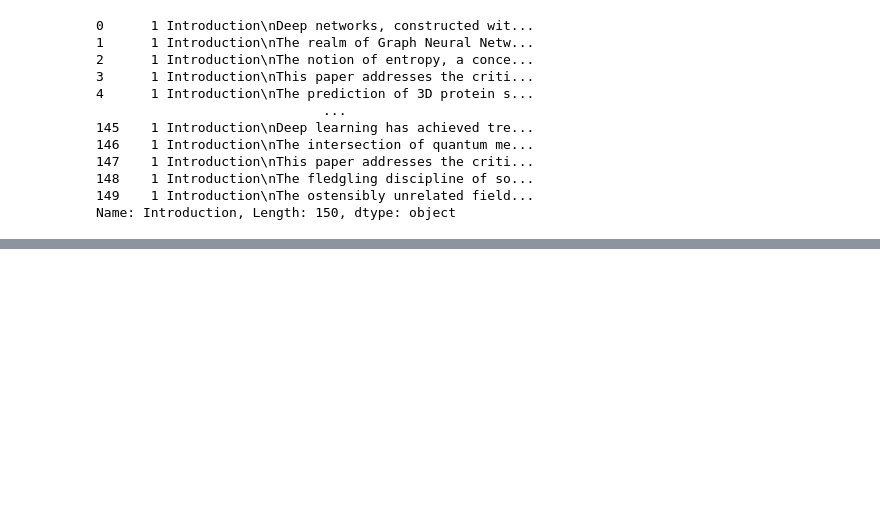
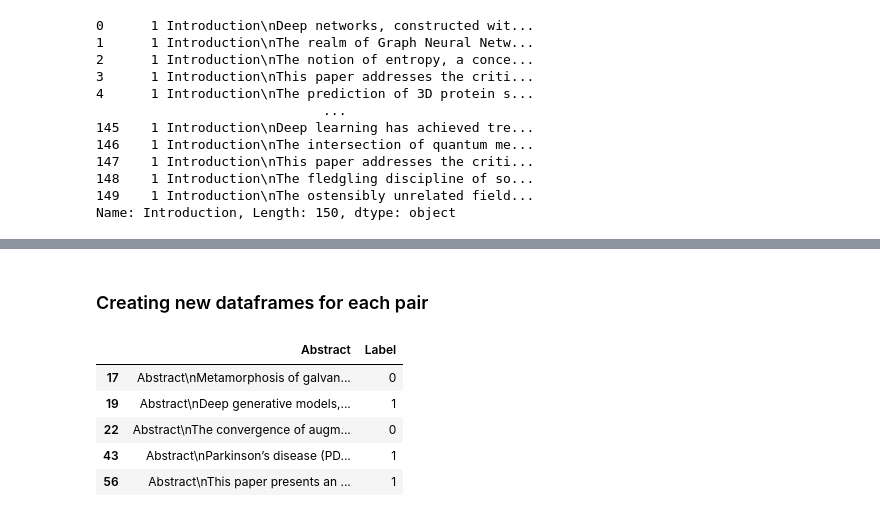
Before and after one commit to 2004Snehal/Kdsh, a Jupyter notebook: kdsh-dataframe-making.ipynb, the cells around one changed output, grey strips where cells are left out. Cells and saved outputs as stored; diff of their text form; code cells hidden in the pictures; blank space fills up the shorter version.

Commit message:
Kaggle Notebook | KDSH dataframe making | Version 3

```diff
--- a/kdsh-dataframe-making.ipynb
+++ b/kdsh-dataframe-making.ipynb
@@ -179,0 +179,5 @@ development of new strategies for mitigating the effects of natural
+# %%
+df['Rest Part 1'] = df['Rest Part 1'].replace('', 'nill')
+# %%
+df_classified = df[df["PDF Name"].str.startswith("R")]
+df_nonClassified=df[df["PDF Name"].str.startswith("P")]
@@ -179,0 +194,3 @@ development of new strategies for mitigating the effects of natural
+# %%
+# Explicitly set the 'Label' column using .loc[]
+df_classified.loc[:, 'Label'] = df_classified['PDF Name'].apply(lambda x: 0 if int(x[1:4]) <= 5 else 1)
@@ -179,0 +305,16 @@ development of new strategies for mitigating the effects of natural
+# %% [markdown]
+<h3>Creating new dataframes for each pair</h3>
+# %%
+# Assuming df_classified already has 'Abstract' and 'Label' columns
+df_abstract = pd.DataFrame()
+df_abstract['Abstract'] = df_classified['Abstract']
+df_abstract['Label'] = df_classified['Label']
+# %%
+df_abstract.head()
+# %% [output]
+|  | Abstract | Label |
+| 17 | Abstract\nMetamorphosis of galvan... | 0 |
+| 19 | Abstract\nDeep generative models,... | 1 |
+| 22 | Abstract\nThe convergence of augm... | 0 |
+| 43 | Abstract\nParkinson’s disease (PD... | 1 |
+| 56 | Abstract\nThis paper presents an ... | 1 |
```
Also changed, not shown: parts of 43 cells of this notebook.
